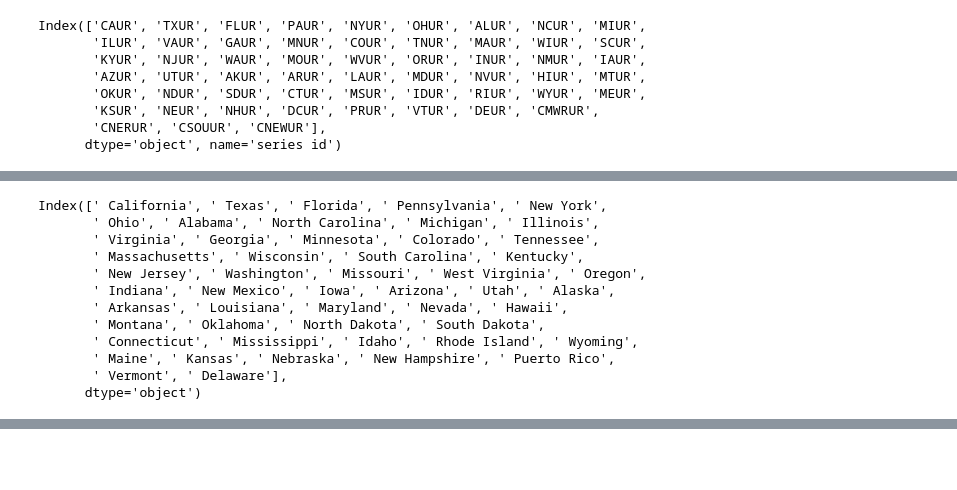
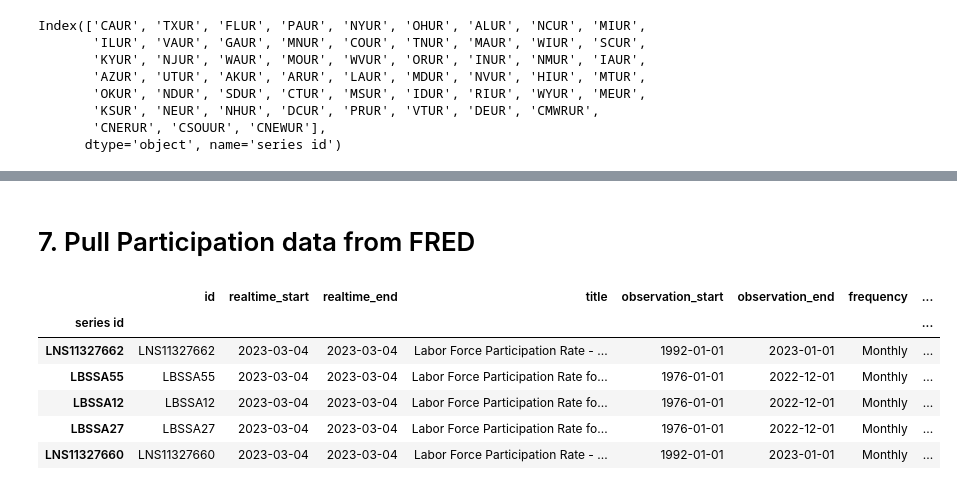
Before and after one commit to addomaks/Exploratory-Analysis, a Jupyter notebook: economics-analysis-using-pandas.ipynb, the cells around one changed output, grey strips where cells are left out. Drawn from its saved outputs; the diff is of its cells as text; code cells hidden in the pictures; blank space fills up the shorter version.

```diff
--- a/economics-analysis-using-pandas.ipynb
+++ b/economics-analysis-using-pandas.ipynb
@@ -123,19 +107,20 @@ unemp_results.drop([' the District of Columbia'], axis=1, inplace = True)
-# %%
-unemp_results.columns
-# %% [output]
-Index([' California', ' Texas', ' Florida', ' Pennsylvania', ' New York',
-       ' Ohio', ' Alabama', ' North Carolina', ' Michigan', ' Illinois',
-       ' Virginia', ' Georgia', ' Minnesota', ' Colorado', ' Tennessee',
-       ' Massachusetts', ' Wisconsin', ' South Carolina', ' Kentucky',
-       ' New Jersey', ' Washington', ' Missouri', ' West Virginia', ' Oregon',
-       ' Indiana', ' New Mexico', ' Iowa', ' Arizona', ' Utah', ' Alaska',
-       ' Arkansas', ' Louisiana', ' Maryland', ' Nevada', ' Hawaii',
-       ' Montana', ' Oklahoma', ' North Dakota', ' South Dakota',
-       ' Connecticut', ' Mississippi', ' Idaho', ' Rhode Island', ' Wyoming',
-       ' Maine', ' Kansas', ' Nebraska', ' New Hampshire', ' Puerto Rico',
-       ' Vermont', ' Delaware'],
-      dtype='object')
 # %%
 px.line(unemp_results)
 # %% [output]
 [interactive output not drawn]
+# %% [markdown]
+# 7. Pull Participation data from FRED
+# %%
+part_df = fred.search('Participation Rate', order_by='popularity', filter=('frequency', 'Monthly'))
+part_df.query("seasonal_adjustment == 'Seasonally Adjusted' and units == 'Percent'", inplace = True)
+part_df = part_df.loc[part_df['title'].str.contains('Labor Force Participation Rate')]
+part_df = part_df.loc[part_df['observation_start'] >= '1976-1-1']
+part_df.head()
+# %% [output]
+|  | id | realtime_start | realtime_end | title | observation_start | observation_end | frequency | ... |
+| series id |  |  |  |  |  |  |  | ... |
+| LNS11327662 | LNS11327662 | 2023-03-04 | 2023-03-04 | Labor Force Participation Rate - ... | 1992-01-01 | 2023-01-01 | Monthly | ... |
+| LBSSA55 | LBSSA55 | 2023-03-04 | 2023-03-04 | Labor Force Participation Rate fo... | 1976-01-01 | 2022-12-01 | Monthly | ... |
+| LBSSA12 | LBSSA12 | 2023-03-04 | 2023-03-04 | Labor Force Participation Rate fo... | 1976-01-01 | 2022-12-01 | Monthly | ... |
+| LBSSA27 | LBSSA27 | 2023-03-04 | 2023-03-04 | Labor Force Participation Rate fo... | 1976-01-01 | 2022-12-01 | Monthly | ... |
+| LNS11327660 | LNS11327660 | 2023-03-04 | 2023-03-04 | Labor Force Participation Rate - ... | 1992-01-01 | 2023-01-01 | Monthly | ... |
```
Also changed, not shown: parts of 9 cells of this notebook.
